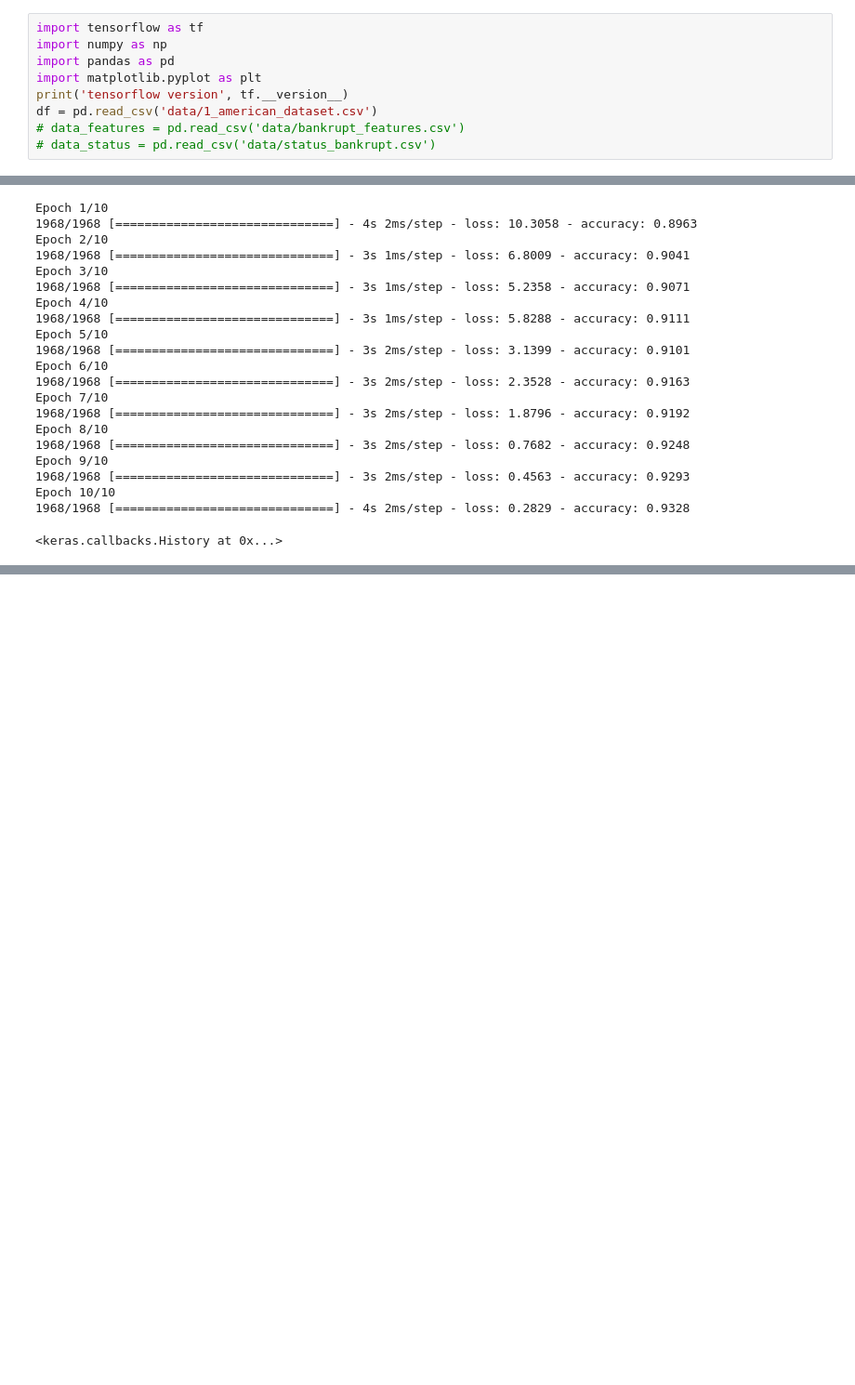
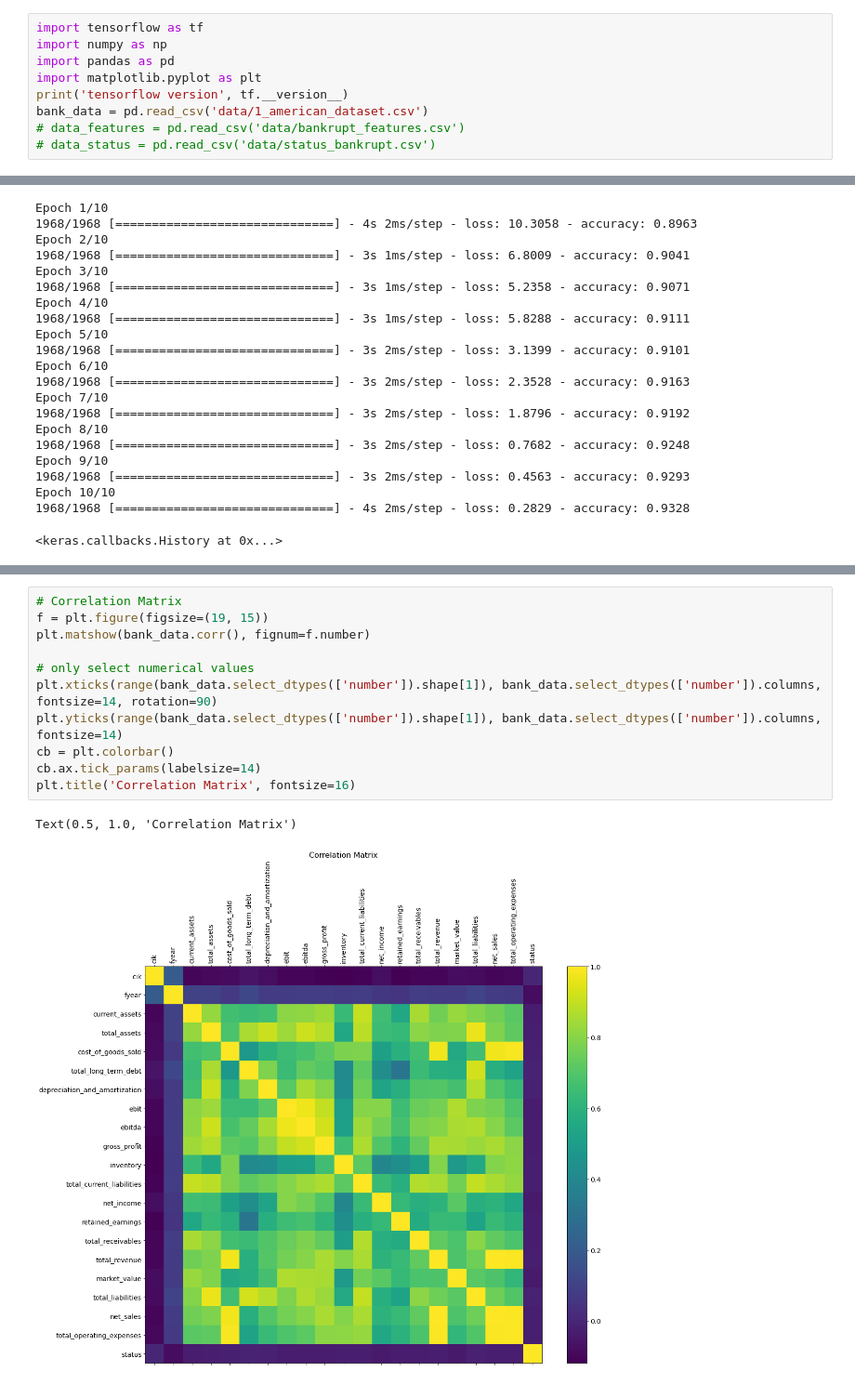
Before and after one commit to EvanaHolevas/going-concern-198, a Jupyter notebook: tf_bankruptcy.ipynb, the cells around one changed output, grey strips where cells are left out. Shown at 93% size. Cells and saved outputs as stored; diff of their text form; blank space fills up the shorter version.

Commit message:
Created correlation matrix

```diff
--- a/tf_bankruptcy.ipynb
+++ b/tf_bankruptcy.ipynb
@@ -4,7 +4,7 @@ import numpy as np
 import pandas as pd
 import matplotlib.pyplot as plt
 print('tensorflow version', tf.__version__)
-df = pd.read_csv('data/1_american_dataset.csv')
+bank_data = pd.read_csv('data/1_american_dataset.csv')
 # data_features = pd.read_csv('data/bankrupt_features.csv')
 # data_status = pd.read_csv('data/status_bankrupt.csv')
 # %% [output]
@@ -71,0 +71,14 @@ tf.Tensor([[15737]], shape=(1, 1), dtype=int32)
+# %%
+# Correlation Matrix
+f = plt.figure(figsize=(19, 15))
+plt.matshow(bank_data.corr(), fignum=f.number)
+
+# only select numerical values
+plt.xticks(range(bank_data.select_dtypes(['number']).shape[1]), bank_data.select_dtypes(['number']).columns, fontsize=14, rotation=90)
+plt.yticks(range(bank_data.select_dtypes(['number']).shape[1]), bank_data.select_dtypes(['number']).columns, fontsize=14)
+cb = plt.colorbar()
+cb.ax.tick_params(labelsize=14)
+plt.title('Correlation Matrix', fontsize=16)
+# %% [output]
+Text(0.5, 1.0, 'Correlation Matrix')
+[figure, added]
```
Also changed, not shown: parts of 5 cells of this notebook.
